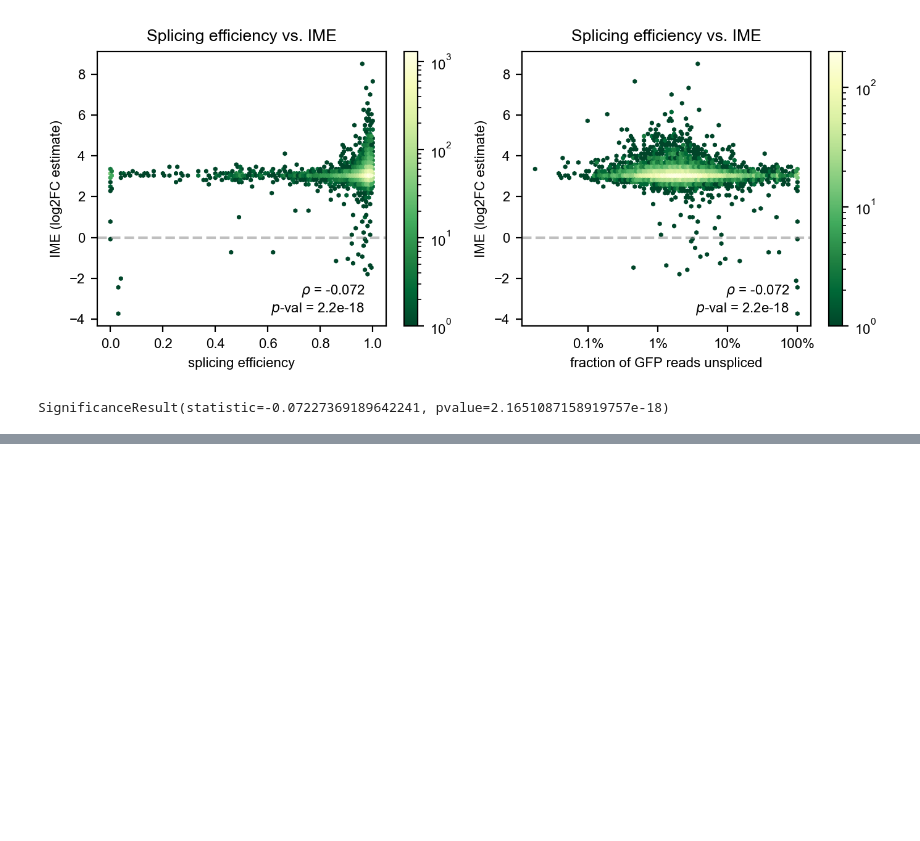
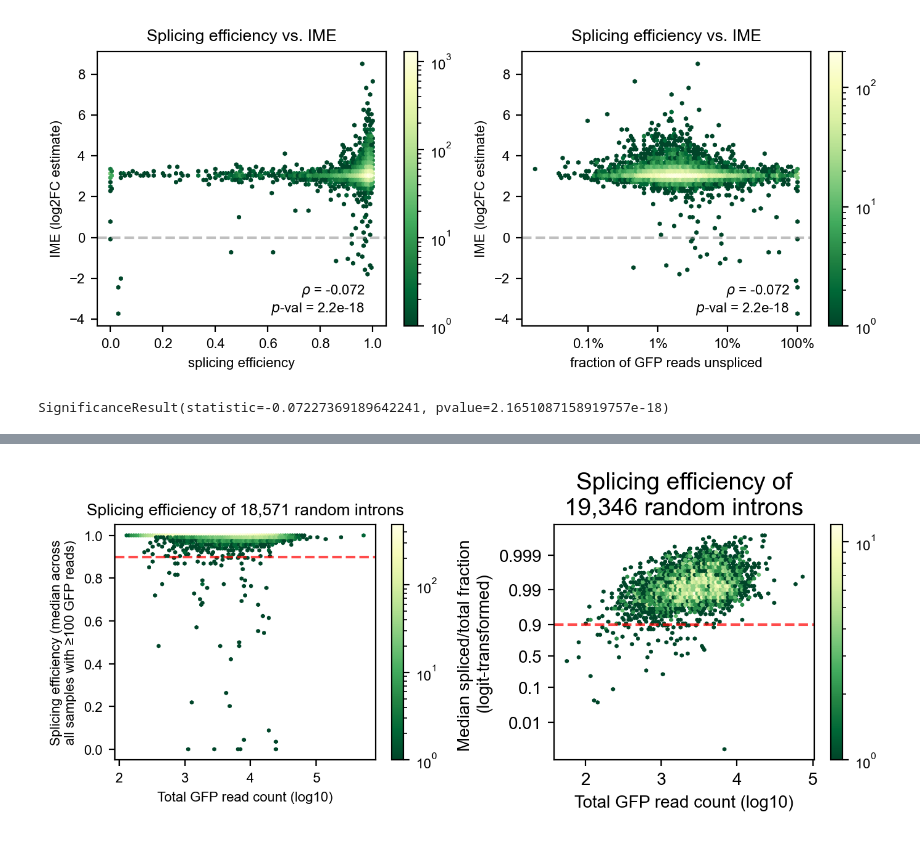
Before and after one commit to ejkk0/IME, a Jupyter notebook: Notebooks/07 Explore splicing of random introns.ipynb, the cells around one changed output, grey strips where cells are left out. Saved outputs shown, nothing was run; the diff lists cells and outputs as text; code cells hidden in the pictures; blank space fills up the shorter version.

```diff
--- a/Notebooks/07 Explore splicing of random introns.ipynb
+++ b/Notebooks/07 Explore splicing of random introns.ipynb
@@ -239,0 +229,51 @@ how many of those have MIN spl eff <90%? 338
+# %%
+from scipy.special import logit, expit
+
+fig, (ax1, ax2) = plt.subplots(1, 2, figsize=(7, 3))
+
+hb1=ax1.hexbin(#spl_eff_median,
+           np.log10(readcounts.sum(1)),
+            spl_eff_median,
+            cmap='YlGn_r',
+           bins='log')
+ax1.set_title(f'Splicing efficiency of 18,571 random introns')
+ax1.set_ylabel('Splicing efficiency (median across\nall samples with ≥100 GFP reads)')
+ax1.set_xlabel('Total GFP read count (log10)')
+ax1.axhline(0.9, c='red', alpha=0.7, linestyle='--')
+cb1 = fig.colorbar(hb1)
+
+x,y = 1-spl_eff_median,norm_l2fc
+nanmask = np.isnan(x)|np.isnan(y)
+coef, _ = stats.spearmanr(x[~nanmask],y[~nanmask])
+#ax1.annotate(f'        $\\rho$ = {coef:.3f}\n$p$-val = {_:.1e}', xy=(0.6,0.05), xycoords="axes fraction", fontsize=8)
+
+hb2=ax2.hexbin(#logit(spl_eff_median),
+           np.log10(total_GFP.sum(1)),
+            logit(spl_eff_median),
+            cmap='YlGn_r',
+            bins='log')
+ax2.set_title(f'Splicing efficiency of\n19,346 random introns', fontsize=14)
+ax2.set_ylabel('Median spliced/total fraction \n(logit-transformed)', fontsize=10)
+ax2.set_xlabel('Total GFP read count (log10)', fontsize=10)
+
+tix = [-4.6,-2.2,0,2.2,4.6,7]
+ax2.set_yticks(tix,
+               [str(round(expit(x),3)) for x in tix],
+              fontsize=10)
+ax2.set_xticks([2,3,4,5],[2,3,4,5],fontsize=10)
+ax2.axhline(2.2, c='red', alpha=0.7, linestyle='--')
+#plt.xlim(1.5,5)
+
+#x,y = np.log10(1-spl_eff_median),norm_l2fc
+#nanmask = np.isnan(x)|np.isnan(y)
+#coef, _ = stats.spearmanr(x[~nanmask],y[~nanmask])
+#ax2.annotate(f'        $\\rho$ = {coef:.3f}\n$p$-val = {_:.1e}', xy=(0.6,0.05), xycoords="axes fraction", fontsize=8)
+
+cb2 = fig.colorbar(hb2)
+
+plt.tight_layout()
+plt.savefig('figures/fig3C.png', dpi=900, bbox_inches='tight')
+
+plt.show()
+# %% [output]
+[figure, added]
```
Also changed, not shown: parts of 17 cells of this notebook, 10 other files.
